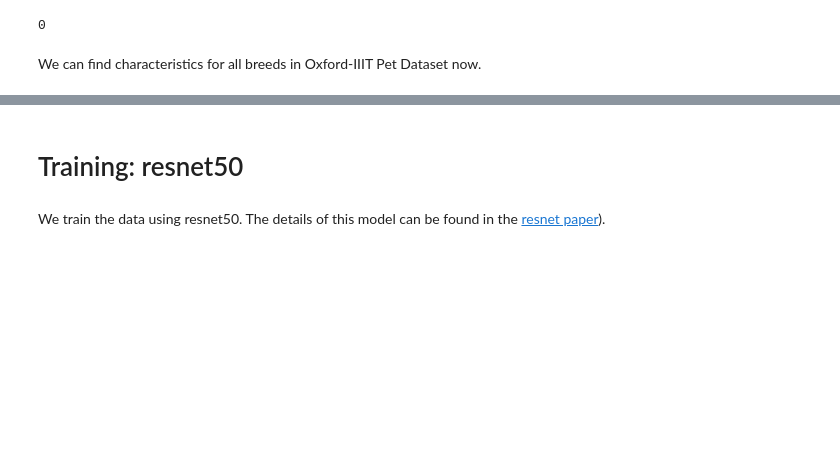
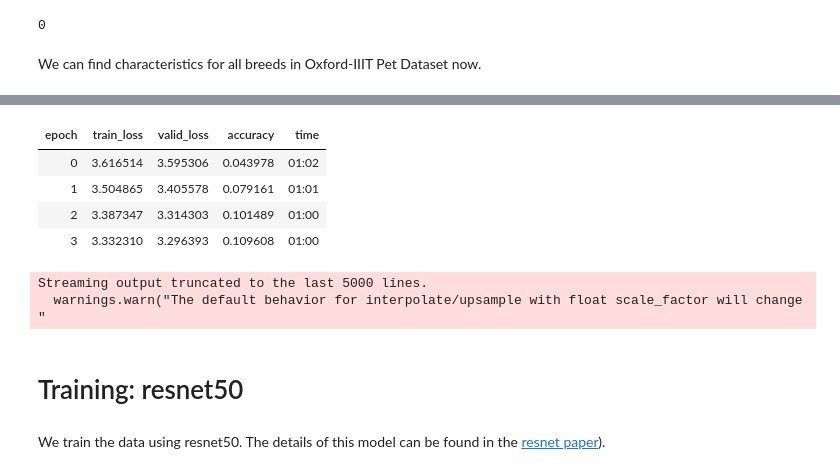
Before and after one commit to AnnieCRY/DS5500-Project2, a Jupyter notebook: pet_classification.ipynb, the cells around one changed output, grey strips where cells are left out. Cells and saved outputs as stored; diff of their text form; code cells hidden in the pictures; blank space fills up the shorter version.

```diff
--- a/pet_classification.ipynb
+++ b/pet_classification.ipynb
@@ -281,0 +282,38 @@ We can find characteristics for all breeds in Oxford-IIIT Pet Dataset now.
+# %%
+def flatten(x):
+    return x.view(x.shape[0],-1)
+
+class Lambda(nn.Module):
+    def __init__(self,func):
+        super().__init__()
+        self.func = func
+
+    def forward(self,xb): return self.func(xb)
+
+class SubRelu(nn.Module):
+    def __init__(self,sub=0.4):
+        super().__init__()
+        self.sub = sub
+
+    def forward(self,xb):
+        xb = F.relu(xb)
+        xb.sub_(self.sub)
+        return xb
+
+def subConv2d(ni,nf,ks=3,stride=2):
+    return nn.Sequential(nn.Conv2d(ni,nf,ks,padding=ks//2,stride=stride),SubRelu())
+
+def get_subRelu_model():
+    model = nn.Sequential(
+        subConv2d(3,8),
+        subConv2d(8,16),
+        subConv2d(16,32),
+        subConv2d(32,32),
+        nn.AdaptiveAvgPool2d(1),
+        Lambda(flatten),
+        nn.Linear(32,37),
+    )
+    return model
+# %%
+model = get_subRelu_model()
+model
@@ -281,0 +349,5 @@ We can find characteristics for all breeds in Oxford-IIIT Pet Dataset now.
+# %%
+data = ImageDataBunch.from_name_re(path_img, fnames, pat, ds_tfms=get_transforms(), size=28, bs=bs).normalize(imagenet_stats)
+# %%
+learn = Learner(data, model, loss_func = nn.CrossEntropyLoss(), metrics=accuracy)
+learn.summary()
@@ -282,3 +372,13 @@ We can find characteristics for all breeds in Oxford-IIIT Pet Dataset now.
+# %%
+learn.fit_one_cycle(1)
+# %% [output]
+| epoch | train_loss | valid_loss | accuracy | time |
+| 0 | 3.616514 | 3.595306 | 0.043978 | 01:02 |
+| 1 | 3.504865 | 3.405578 | 0.079161 | 01:01 |
+| 2 | 3.387347 | 3.314303 | 0.101489 | 01:00 |
+| 3 | 3.332310 | 3.296393 | 0.109608 | 01:00 |
+Streaming output truncated to the last 5000 lines.
+  warnings.warn("The default behavior for interpolate/upsample with float scale_factor will change "
 # %% [markdown]
 # Training: resnet50
 # %% [markdown]
```
Also changed, not shown: parts of 11 cells of this notebook.
